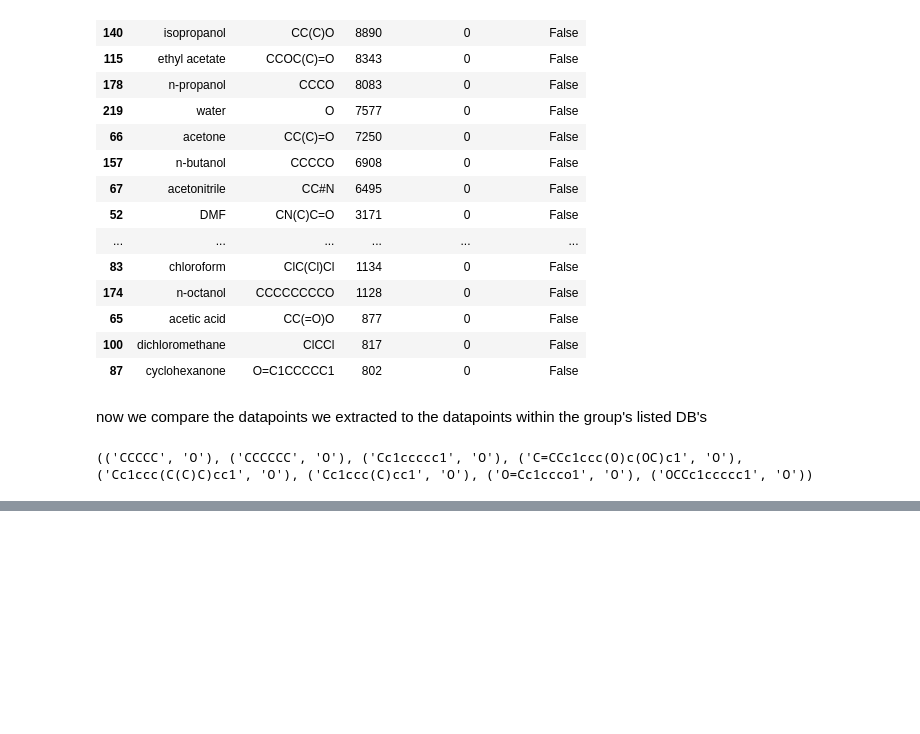
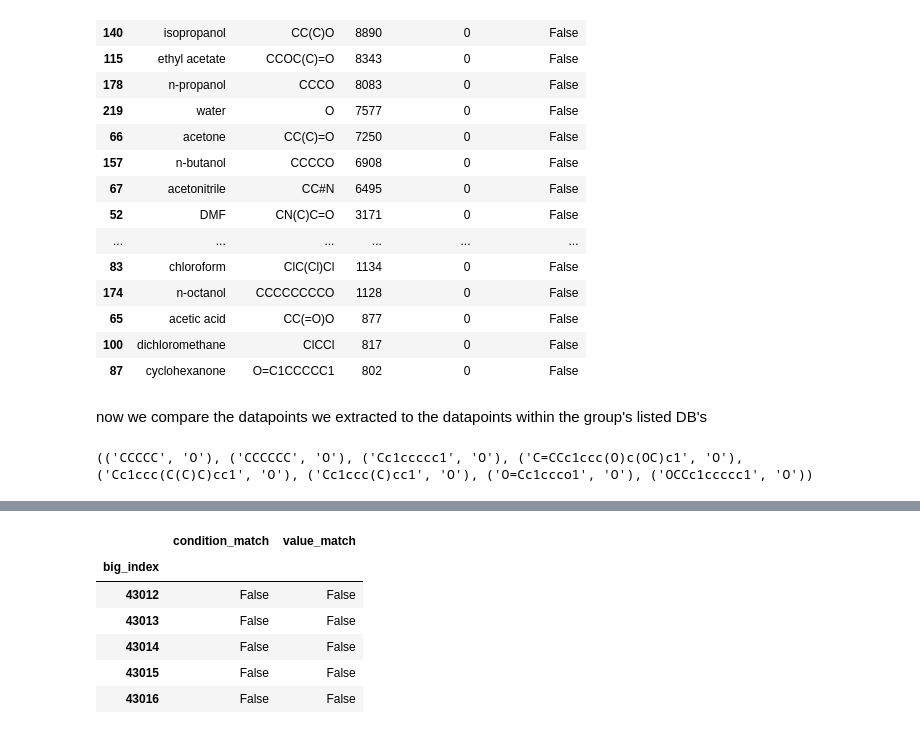
Before and after one commit to GuassoCassiano/SolDBMerge, a Jupyter notebook: scripts/01_solvent_work.ipynb, the cells around one changed output, grey strips where cells are left out. Saved outputs shown, nothing was run; the diff lists cells and outputs as text; code cells hidden in the pictures; blank space fills up the shorter version.

```diff
--- a/scripts/01_solvent_work.ipynb
+++ b/scripts/01_solvent_work.ipynb
@@ -171,0 +236,49 @@ print(solvent_solvent_pairs)
+# %%
+mix_check["logS_match"] = (
+    mix_check["LogS(mol/L)"].notna()
+    & mix_check["logS"].notna()
+    & np.isclose(
+        mix_check["LogS(mol/L)"],
+        mix_check["logS"],
+        atol=0.005,
+        rtol=0
+    )
+)
+
+mix_check["logXs_match"] = (
+    mix_check["LogS(mole_fraction)"].notna()
+    & mix_check["logXs"].notna()
+    & np.isclose(
+        mix_check["LogS(mole_fraction)"],
+        mix_check["logXs"],
+        atol=0.005,
+        rtol=0
+    )
+)
+# %%
+mix_check["condition_match"] = (
+    mix_check["_merge"] == "both"
+)
+
+mix_check["value_match"] = (
+    mix_check["logS_match"]
+    | mix_check["logXs_match"]
+)
+# %%
+mix_status = (
+    mix_check
+    .groupby("big_index")[
+        ["condition_match", "value_match"]
+    ]
+    .any()
+)
+
+mix_status.head()
+# %% [output]
+|  | condition_match | value_match |
+| big_index |  |  |
+| 43012 | False | False |
+| 43013 | False | False |
+| 43014 | False | False |
+| 43015 | False | False |
+| 43016 | False | False |
```
Also changed, not shown: parts of 8 cells of this notebook, 1 other file.
